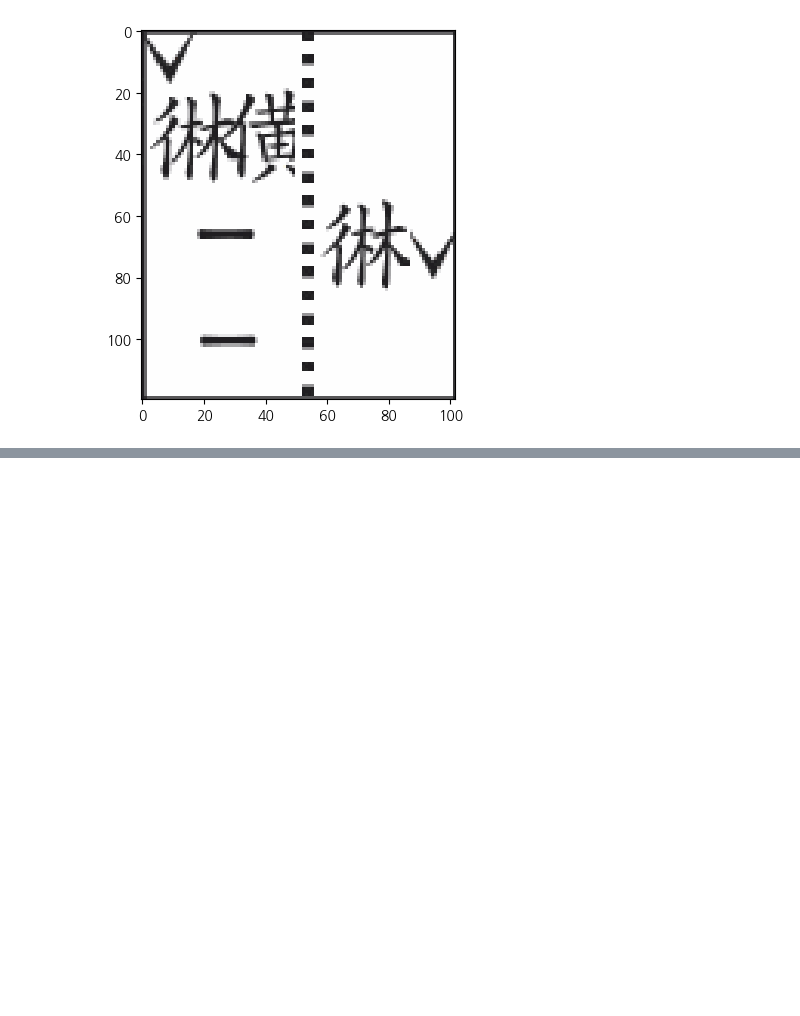
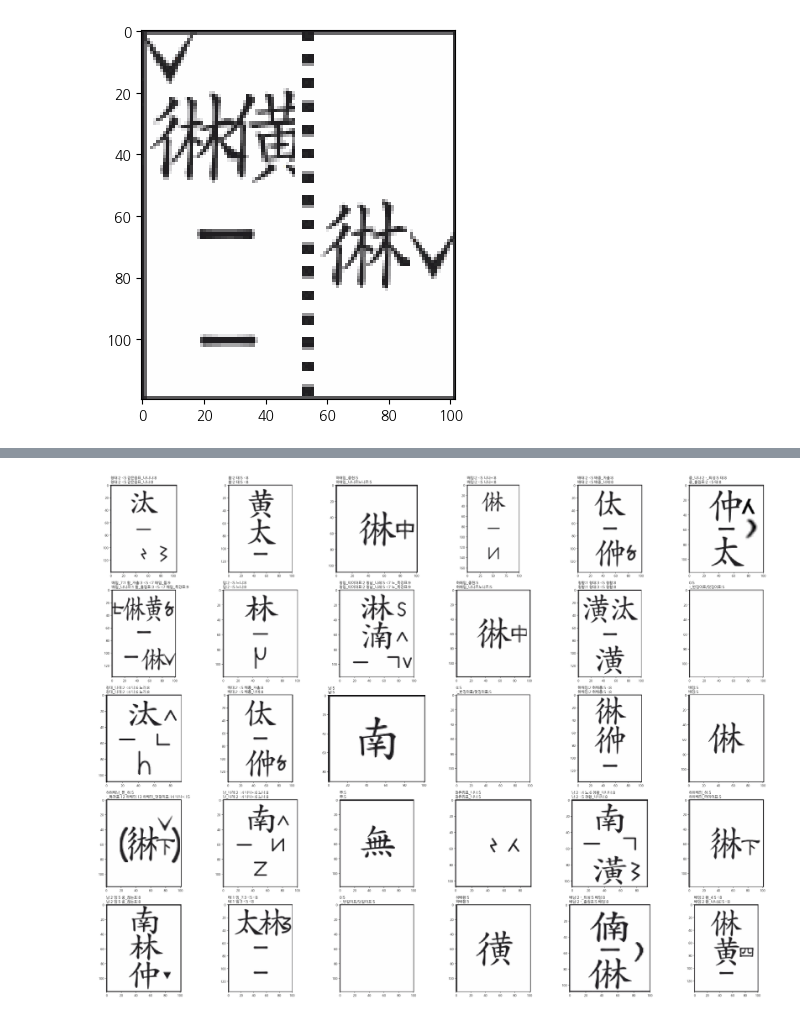
Before and after one commit to MALerLab/jeongganbo-omr, a Jupyter notebook: notebooks/synth_dataset_prep.ipynb, the cells around one changed output, grey strips where cells are left out. Cells and saved outputs as stored; diff of their text form; code cells hidden in the pictures; blank space fills up the shorter version.

```diff
--- a/notebooks/synth_dataset_prep.ipynb
+++ b/notebooks/synth_dataset_prep.ipynb
@@ -931,0 +1073,26 @@ for _ in range(30):
+# %%
+plt.figure(figsize=(40, 30))
+plt.rcParams.update({'font.family': 'NanumGothic'})
+
+if not model_weight_filename:
+  model_weight_filename = 'synth_only_240313_002'
+
+if not test_results:
+  with open(f'model/{model_weight_filename}_all_result.csv', 'r', newline='', encoding='utf-8') as f:
+    reader = csv.reader(f)
+    test_results = list(reader)[1:]
+
+idx = 1
+
+for _ in range(30):
+  label, pred_label, filename = choice(test_results)
+
+  img = cv2.imread(f'test/split_pngs/{filename}')
+
+  plt.subplot(5, 6, idx)
+  plt.imshow(img)
+  plt.title(f'{label}\n{pred_label}', loc='left')
+
+  idx += 1
+# %% [output]
+[figure, added]
```
Also changed, not shown: parts of 12 cells of this notebook, 5 other files.
